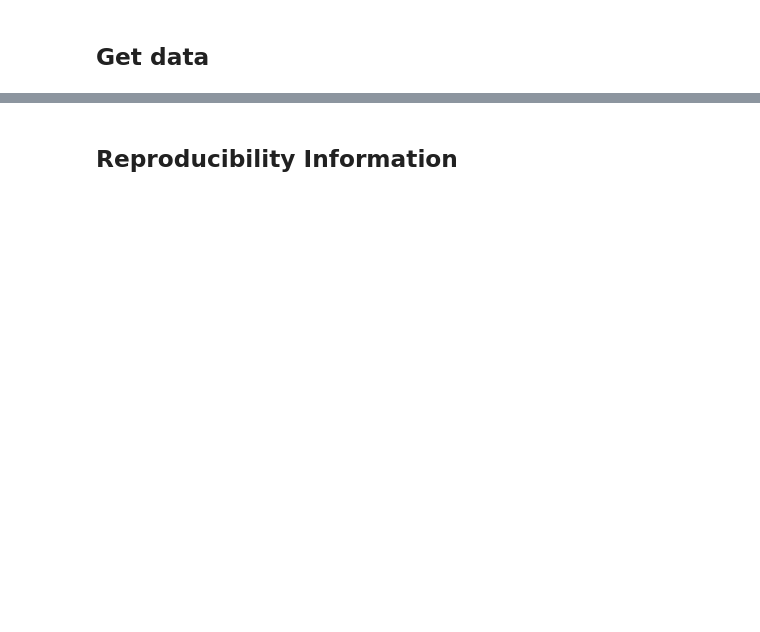
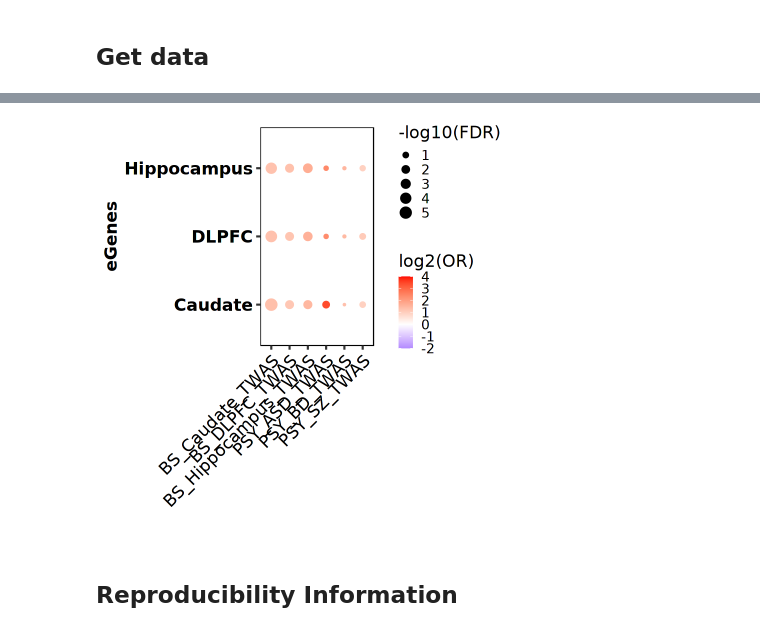
Before and after one commit to LieberInstitute/sex_differences_sz, a Jupyter notebook: eqtl_analysis/interaction_analysis/mashr/enrichment_analysis/heatmap/_h/main.ipynb, the cells around one changed output, grey strips where cells are left out. Cells and saved outputs as stored; diff of their text form; code cells hidden in the pictures; blank space fills up the shorter version.

```diff
--- a/eqtl_analysis/interaction_analysis/mashr/enrichment_analysis/heatmap/_h/main.ipynb
+++ b/eqtl_analysis/interaction_analysis/mashr/enrichment_analysis/heatmap/_h/main.ipynb
@@ -32,19 +55,21 @@ dotplot
 # %%
 dotplot <- dt %>% filter(str_detect(Comparison, "TWAS")) %>%
     mutate(`-log10(FDR)` = -log10(FDR), `log2(OR)` = log2(OR)) %>%
     ggplot(aes(x=`Comparison`, y=Tissue, color=`log2(OR)`,
                size=`-log10(FDR)`)) +
     geom_point() + ylab('eGenes') + xlab('') +
-    scale_color_gradient2(midpoint = 0.5, low = "blue", mid = "white",
-                          high = "red", space = "Lab", limits=c(0,1)) +
+    scale_color_gradient2(midpoint = 0, low = "blue", mid = "white",
+                          high = "red", space = "Lab", limits=c(-1,4)) +
     #scale_size_continuous(limits=c(0, 10)) +
     ggpubr::theme_pubr(base_size=20, border=TRUE) +
     theme(axis.text.x = element_text(angle = 45, hjust=1),
           legend.position="right",
           axis.title=element_text(face="bold"),
           axis.text.y=element_text(face="bold"))
 save_plot(dotplot, "dotplot_enrichment_twas", 9, 7)
 dotplot
+# %% [output]
+[figure, added]
 # %% [markdown]
 ## Reproducibility Information
 # %%
```
Also changed, not shown: parts of 4 cells of this notebook, 9 other files.
